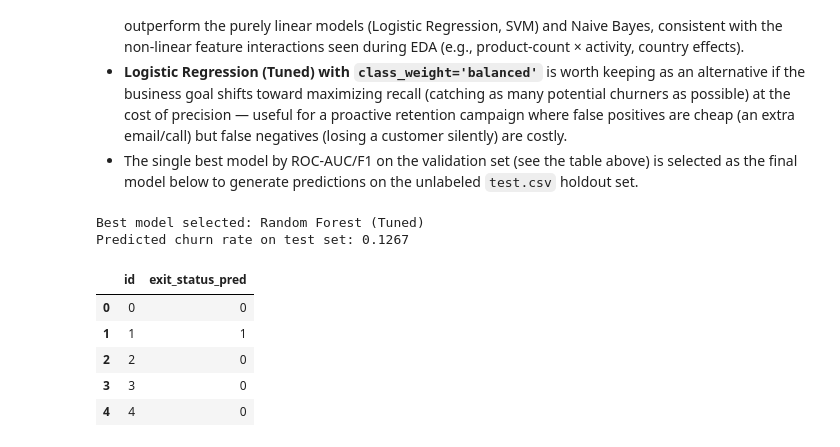
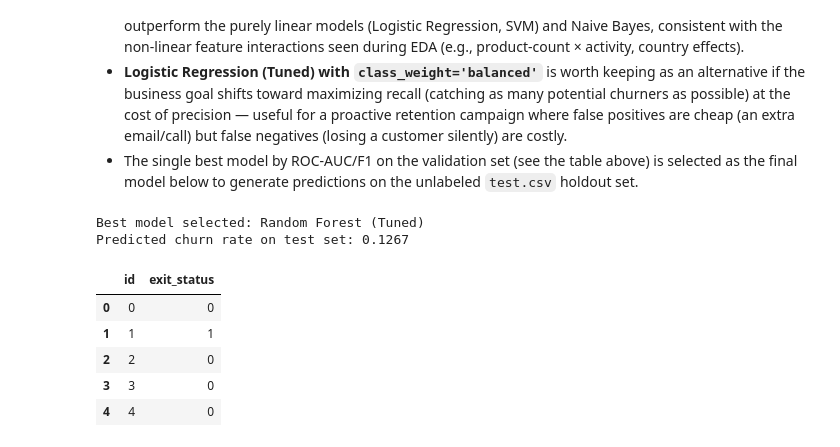
Before and after one commit to ANUPAM7209/building-fastapi, a Jupyter notebook: notebookeca64d7ae5.ipynb, the cells around one changed output. Cells and saved outputs as stored; diff of their text form; code cells hidden in the pictures.

Commit message:
Kaggle Notebook | 21f2000403 -  Anupam Prasad | version7

```diff
--- a/notebookeca64d7ae5.ipynb
+++ b/notebookeca64d7ae5.ipynb
@@ -501,23 +501,23 @@ plt.show()
 # %%
 best_model_name = combined_df.iloc[0]['Model']
 best_pipe = tuned_fitted[best_model_name] if best_model_name in tuned_fitted else fitted_models[best_model_name]
 print('Best model selected:', best_model_name)
 
 test_predictions = best_pipe.predict(X_test_final)
-test_probabilities = best_pipe.predict_proba(X_test_final)[:, 1]
 
+# Kaggle's sample_submission.csv expects exactly two columns: 'id' and 'exit_status'
+# (matching the target column name from train.csv) -- no extra probability column.
 submission = pd.DataFrame({
     'id': test['id'],
-    'exit_status_pred': test_predictions,
-
+    'exit_status': test_predictions
 })
 submission.to_csv('submission.csv', index=False)
 print('Predicted churn rate on test set:', round(test_predictions.mean(), 4))
 submission.head()
 # %% [output]
 Best model selected: Random Forest (Tuned)
 Predicted churn rate on test set: 0.1267
-|  | id | exit_status_pred |
+|  | id | exit_status |
 | 0 | 0 | 0 |
 | 1 | 1 | 1 |
 | 2 | 2 | 0 |
```
